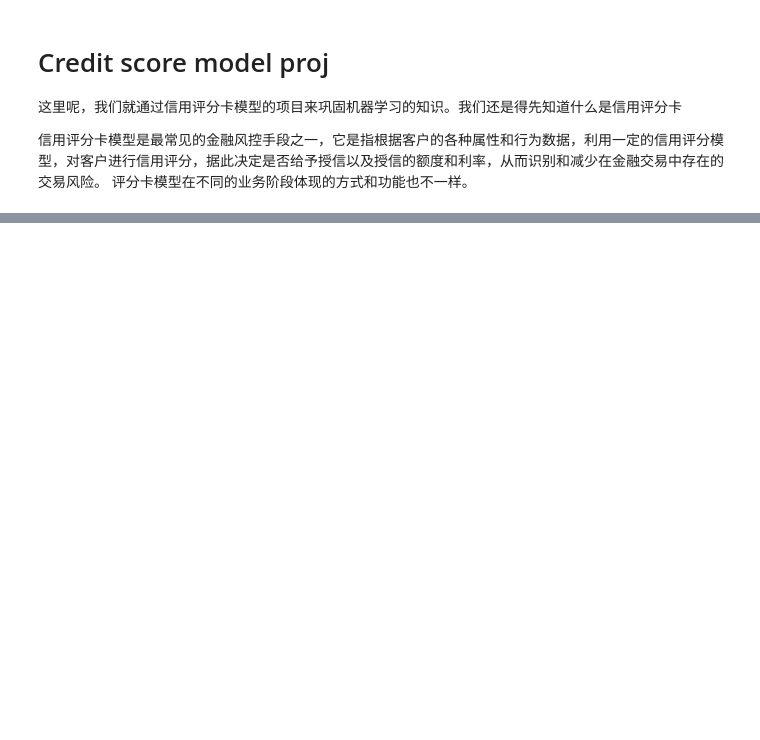
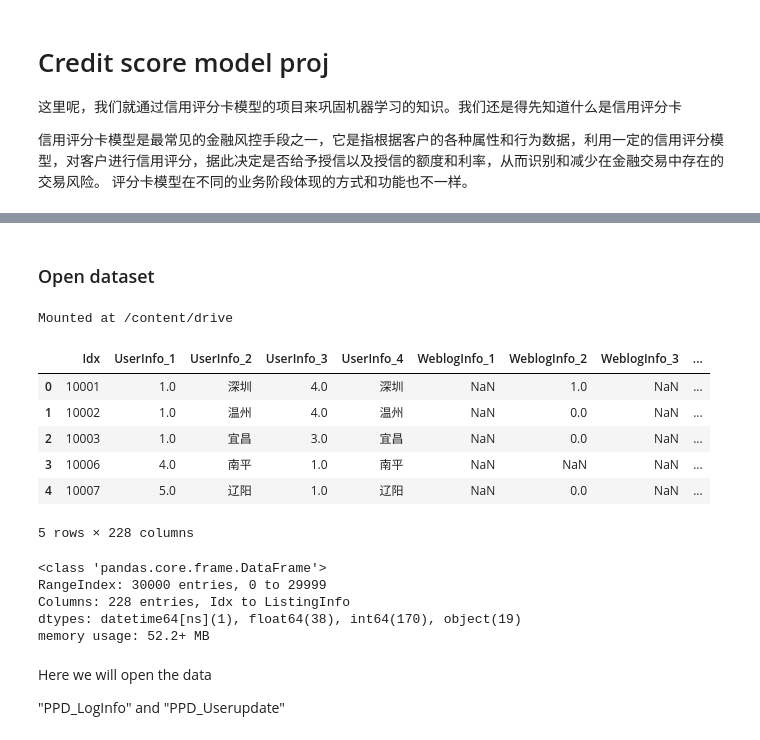
Before and after one commit to yeb2Binfang/ECE-GY6143, a Jupyter notebook: Project/Credit_score.ipynb, the cells around one changed output, grey strips where cells are left out. Drawn from its saved outputs; the diff is of its cells as text; code cells hidden in the pictures; blank space fills up the shorter version.

```diff
--- a/Project/Credit_score.ipynb
+++ b/Project/Credit_score.ipynb
@@ -145,0 +182,2 @@ asfd
+# %% [markdown]
+### Open dataset
@@ -145,0 +188,36 @@ asfd
+# %%
+## Open google drive to get "PPD_Training_Master_GBK_3_1_Training_Set.xlsx" file
+from google.colab import drive
+drive.mount('/content/drive')
+# %% [output]
+Mounted at /content/drive
+# %%
+## it is "PPD_Training_Master_GBK_3_1_Training_Set.xlsx" path
+path = "/content/drive/MyDrive/ECE-GY 6143/PPD_Training_Master_GBK_3_1_Training_Set.xlsx"
+# %%
+## Use panda to read the file
+df_PPD_Training_Master = pd.read_excel(path)
+# %%
+## check PPD_Training_Master data
+df_PPD_Training_Master.head()
+# %% [output]
+|  | Idx | UserInfo_1 | UserInfo_2 | UserInfo_3 | UserInfo_4 | WeblogInfo_1 | WeblogInfo_2 | WeblogInfo_3 | ... |
+| 0 | 10001 | 1.0 | 深圳 | 4.0 | 深圳 | NaN | 1.0 | NaN | ... |
+| 1 | 10002 | 1.0 | 温州 | 4.0 | 温州 | NaN | 0.0 | NaN | ... |
+| 2 | 10003 | 1.0 | 宜昌 | 3.0 | 宜昌 | NaN | 0.0 | NaN | ... |
+| 3 | 10006 | 4.0 | 南平 | 1.0 | 南平 | NaN | NaN | NaN | ... |
+| 4 | 10007 | 5.0 | 辽阳 | 1.0 | 辽阳 | NaN | 0.0 | NaN | ... |
+5 rows × 228 columns
+# %%
+## To view "PPD_Training_Master", the necessary info we need to know.
+df_PPD_Training_Master.info()
+# %% [output]
+<class 'pandas.core.frame.DataFrame'>
+RangeIndex: 30000 entries, 0 to 29999
+Columns: 228 entries, Idx to ListingInfo
+dtypes: datetime64[ns](1), float64(38), int64(170), object(19)
+memory usage: 52.2+ MB
+# %% [markdown]
+Here we will open the data
+
+"PPD_LogInfo" and "PPD_Userupdate"
```
Also changed, not shown: parts of 8 cells of this notebook.
